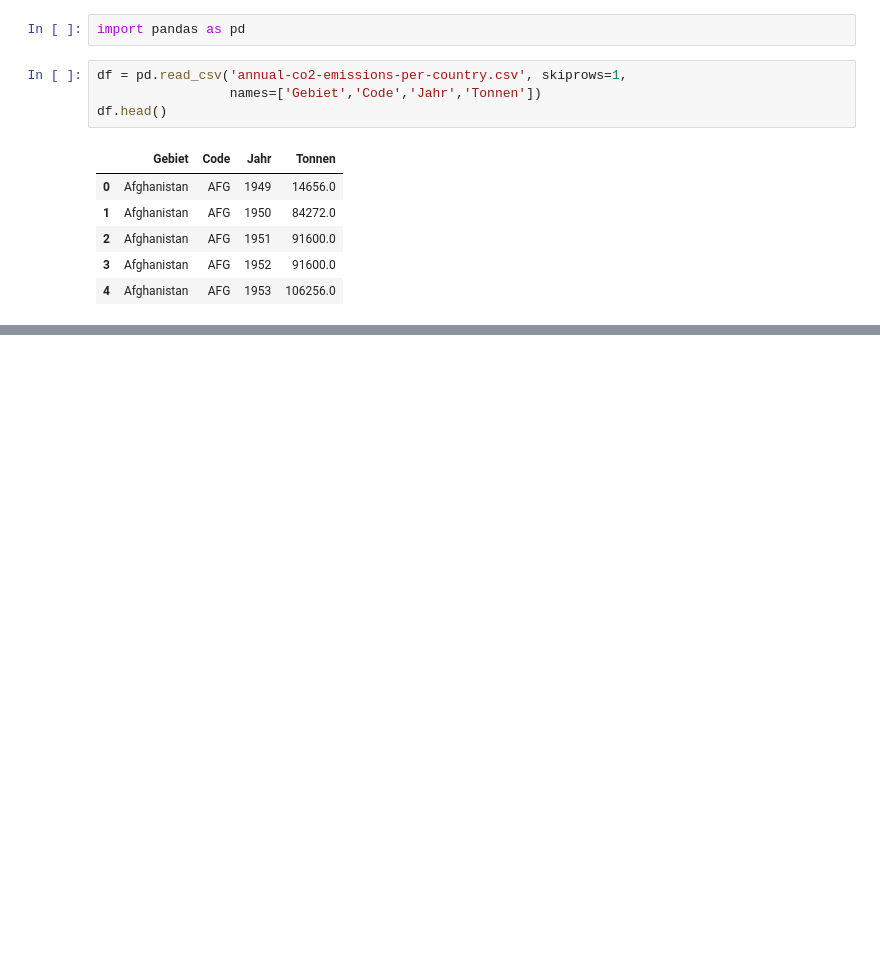
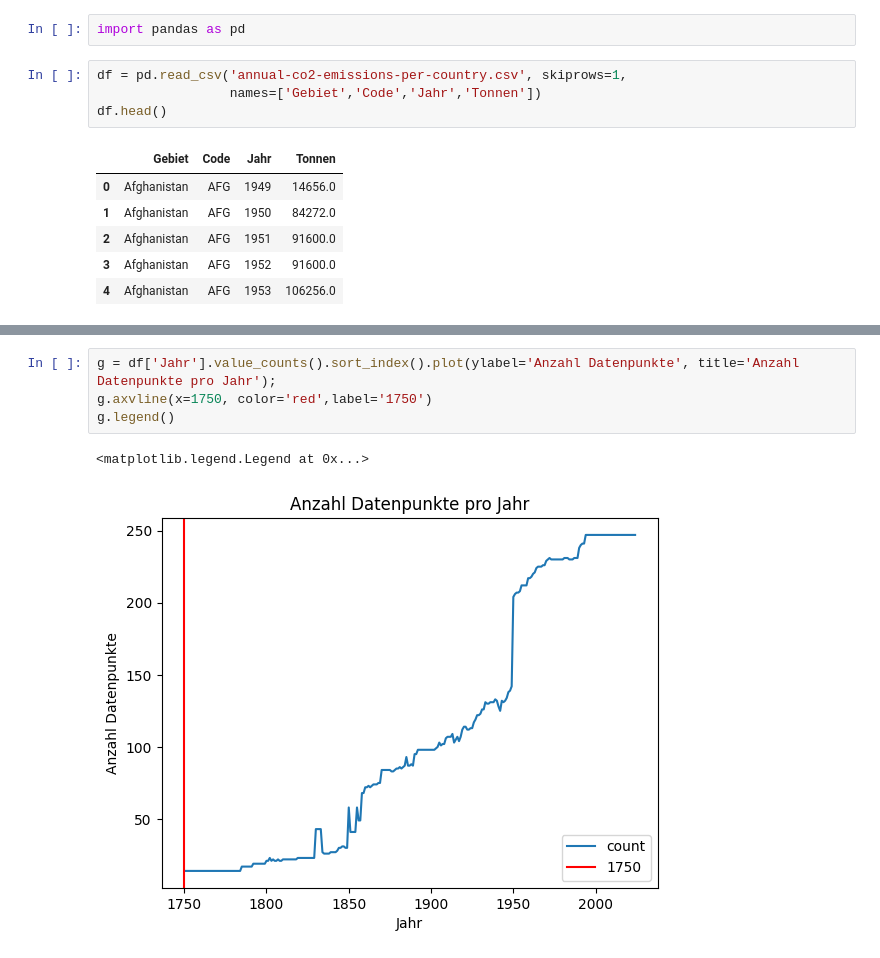
Before and after one commit to itulahjess/LN_2_Github_Python, a Jupyter notebook: Analyse.ipynb, the cells around one changed output, grey strips where cells are left out. Drawn from its saved outputs; the diff is of its cells as text; blank space fills up the shorter version.

```diff
--- a/Analyse.ipynb
+++ b/Analyse.ipynb
@@ -26,0 +131,7 @@ df.head()
+# %%
+g = df['Jahr'].value_counts().sort_index().plot(ylabel='Anzahl Datenpunkte', title='Anzahl Datenpunkte pro Jahr');
+g.axvline(x=1750, color='red',label='1750')
+g.legend()
+# %% [output]
+<matplotlib.legend.Legend at 0x...>
+[figure, added]
```
Also changed, not shown: parts of 20 cells of this notebook.
